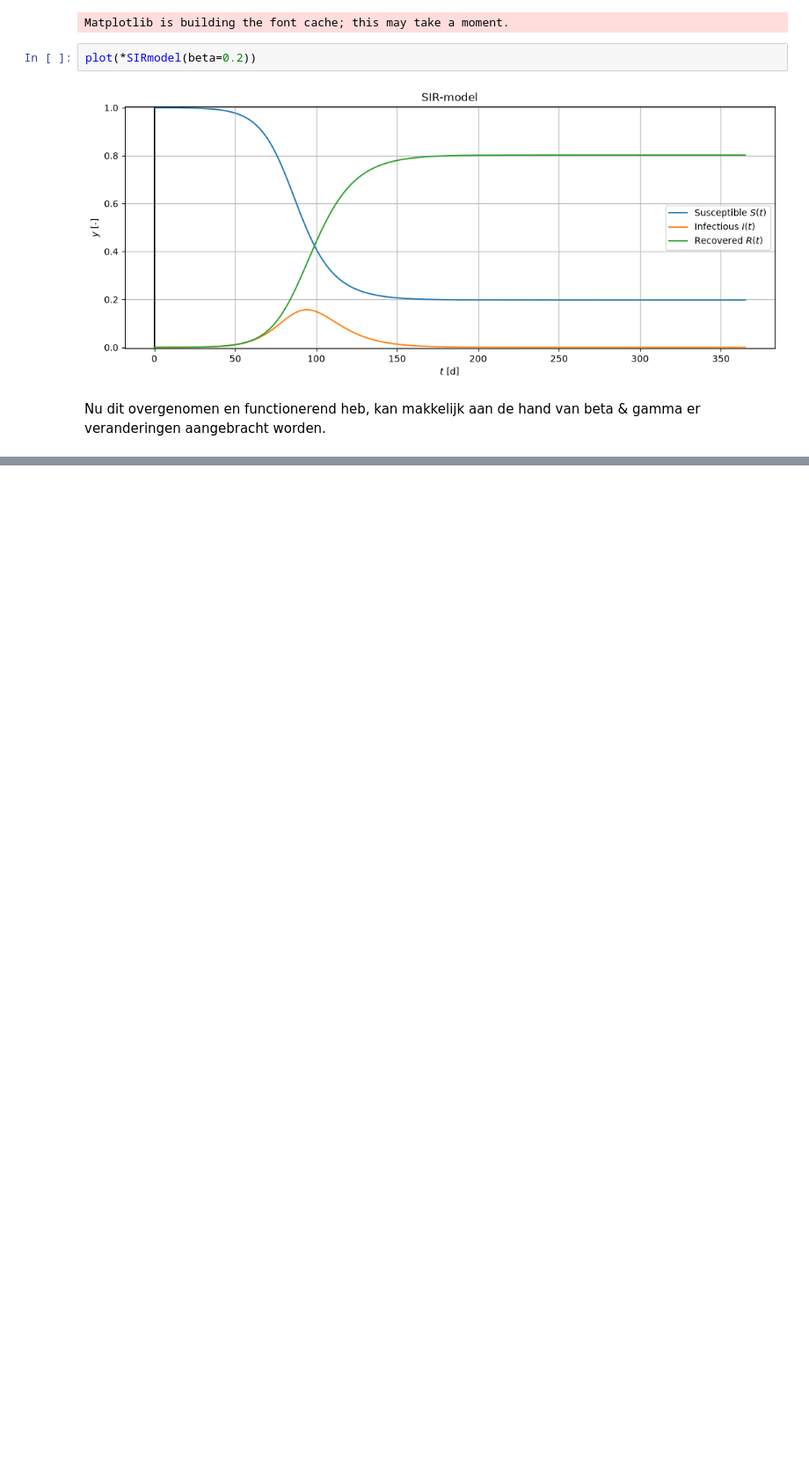
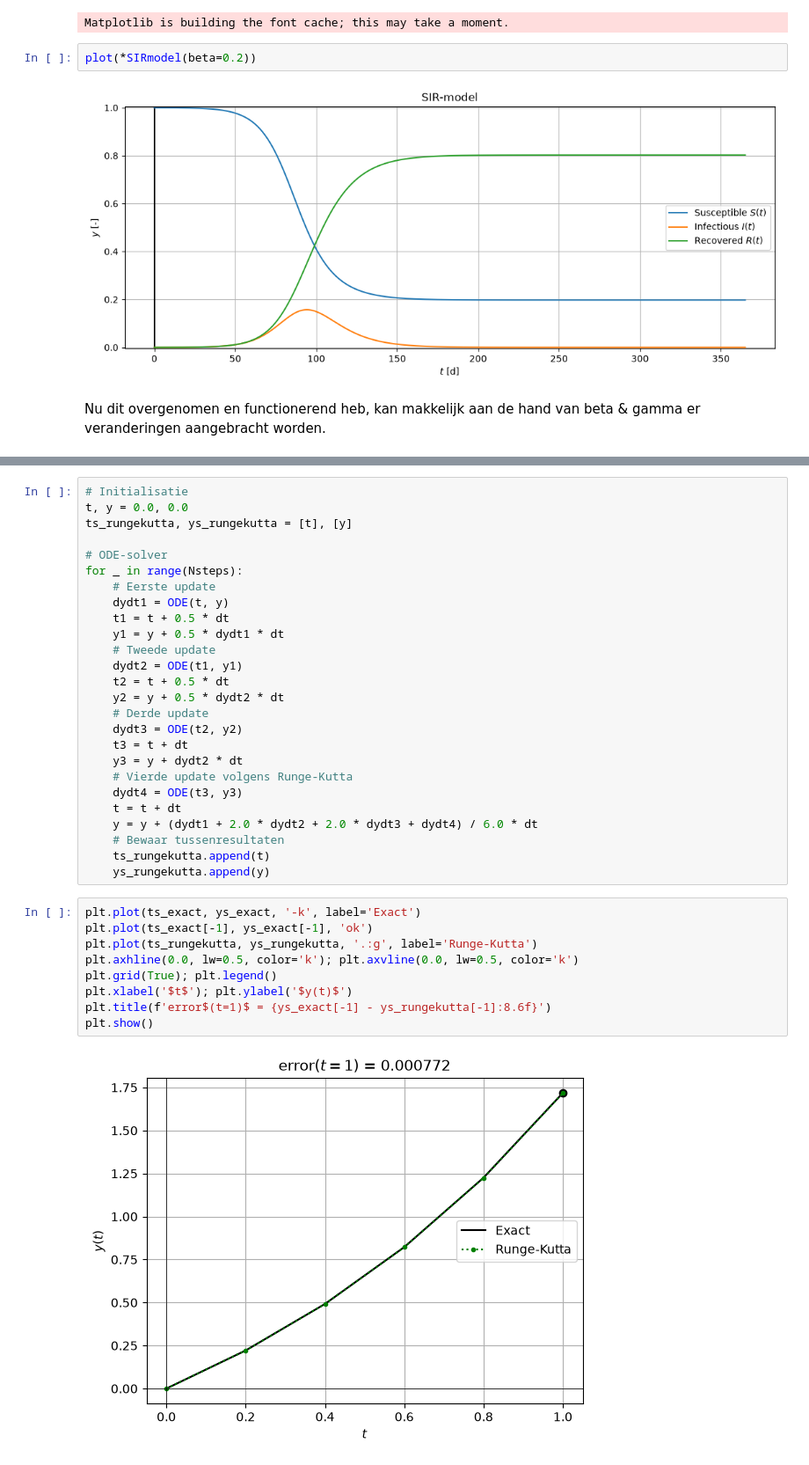
Before and after one commit to maartjevdhulst/ModellerenKankerCasusA, a Jupyter notebook: Python module/eerste_probeersels.ipynb, the cells around one changed output, grey strips where cells are left out. Shown at 88% size. Drawn from its saved outputs; the diff is of its cells as text; blank space fills up the shorter version.

```diff
--- a/Python module/eerste_probeersels.ipynb
+++ b/Python module/eerste_probeersels.ipynb
@@ -131,0 +210,37 @@ Nu dit overgenomen en functionerend heb, kan makkelijk aan de hand van beta & ga
+# %%
+# Initialisatie
+t, y = 0.0, 0.0
+ts_rungekutta, ys_rungekutta = [t], [y]
+
+# ODE-solver
+for _ in range(Nsteps):
+    # Eerste update
+    dydt1 = ODE(t, y)
+    t1 = t + 0.5 * dt
+    y1 = y + 0.5 * dydt1 * dt
+    # Tweede update
+    dydt2 = ODE(t1, y1)
+    t2 = t + 0.5 * dt
+    y2 = y + 0.5 * dydt2 * dt
+    # Derde update
+    dydt3 = ODE(t2, y2)
+    t3 = t + dt
+    y3 = y + dydt2 * dt
+    # Vierde update volgens Runge-Kutta
+    dydt4 = ODE(t3, y3)
+    t = t + dt
+    y = y + (dydt1 + 2.0 * dydt2 + 2.0 * dydt3 + dydt4) / 6.0 * dt
+    # Bewaar tussenresultaten
+    ts_rungekutta.append(t)
+    ys_rungekutta.append(y)
+# %%
+plt.plot(ts_exact, ys_exact, '-k', label='Exact')
+plt.plot(ts_exact[-1], ys_exact[-1], 'ok')
+plt.plot(ts_rungekutta, ys_rungekutta, '.:g', label='Runge-Kutta')
+plt.axhline(0.0, lw=0.5, color='k'); plt.axvline(0.0, lw=0.5, color='k')
+plt.grid(True); plt.legend()
+plt.xlabel('$t$'); plt.ylabel('$y(t)$')
+plt.title(f'error$(t=1)$ = {ys_exact[-1] - ys_rungekutta[-1]:8.6f}')
+plt.show()
+# %% [output]
+[figure, added]
```
Also changed, not shown: parts of 26 cells of this notebook.
